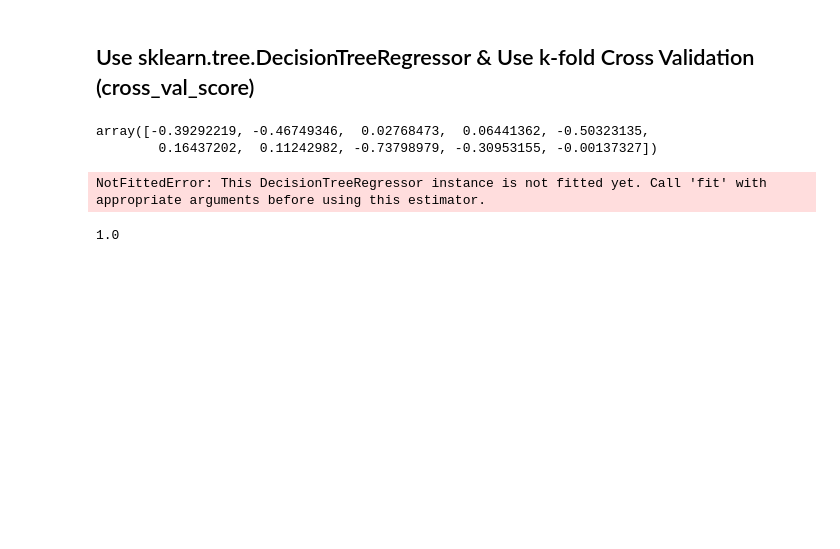
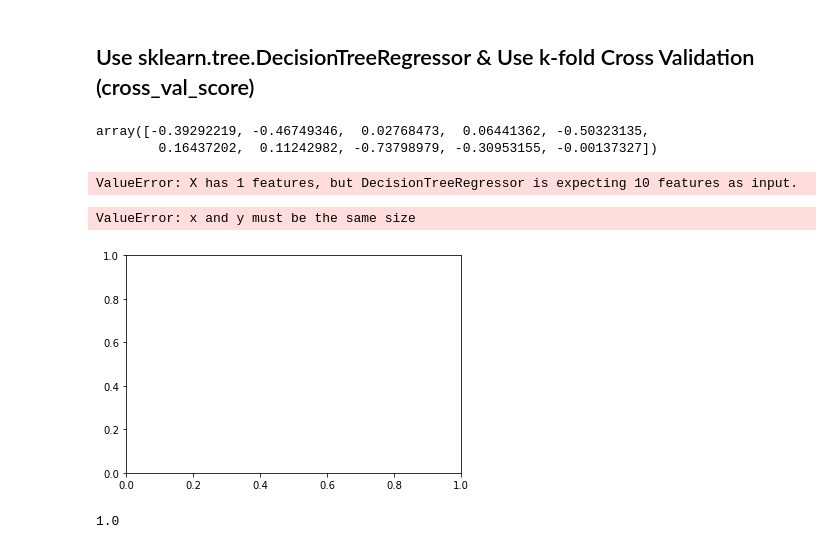
Before and after one commit to sofiamurillosanchez/cs5394-project03, a Jupyter notebook: Dataset-2.ipynb, the cells around one changed output. Cells and saved outputs as stored; diff of their text form; code cells hidden in the pictures; blank space fills up the shorter version.

```diff
--- a/Dataset-2.ipynb
+++ b/Dataset-2.ipynb
@@ -215,18 +220,29 @@ Name: fare_amount, dtype: float64
 # %% [markdown]
 ## Use sklearn.tree.DecisionTreeRegressor & Use k-fold Cross Validation (cross_val_score)
 # %%
+X = df['distance_traveled']
+y = df['fare_amount']
 X, y = load_diabetes(return_X_y=True)
 regressor = DecisionTreeRegressor(random_state=0)
+regressor.fit(X,y)
 
 # Cross Validation Score
 cross_val_score(regressor, X, y, cv=10)
 # %% [output]
 array([-0.39292219, -0.46749346,  0.02768473,  0.06441362, -0.50323135,
         0.16437202,  0.11242982, -0.73798979, -0.30953155, -0.00137327])
-# %%
-y_pred = regressor.predict(df['fare']])
-# %% [output]
-NotFittedError: This DecisionTreeRegressor instance is not fitted yet. Call 'fit' with appropriate arguments before using this estimator.
+# %%
+X_test = np.arange(0, 500, 10)[:, np.newaxis]
+y_1 = regressor.predict(X_test)
+# %% [output]
+ValueError: X has 1 features, but DecisionTreeRegressor is expecting 10 features as input.
+# %%
+#y_pred = regressor.predict(X)
+plt.figure()
+plt.scatter(X, y, s=20, edgecolor="black", c="darkorange", label="data")
+# %% [output]
+ValueError: x and y must be the same size
+[figure, added]
 # %%
 # Referenced from O'Reilley Hands On Machine Learning Textbook
 
```
Also changed, not shown: parts of 7 cells of this notebook.
